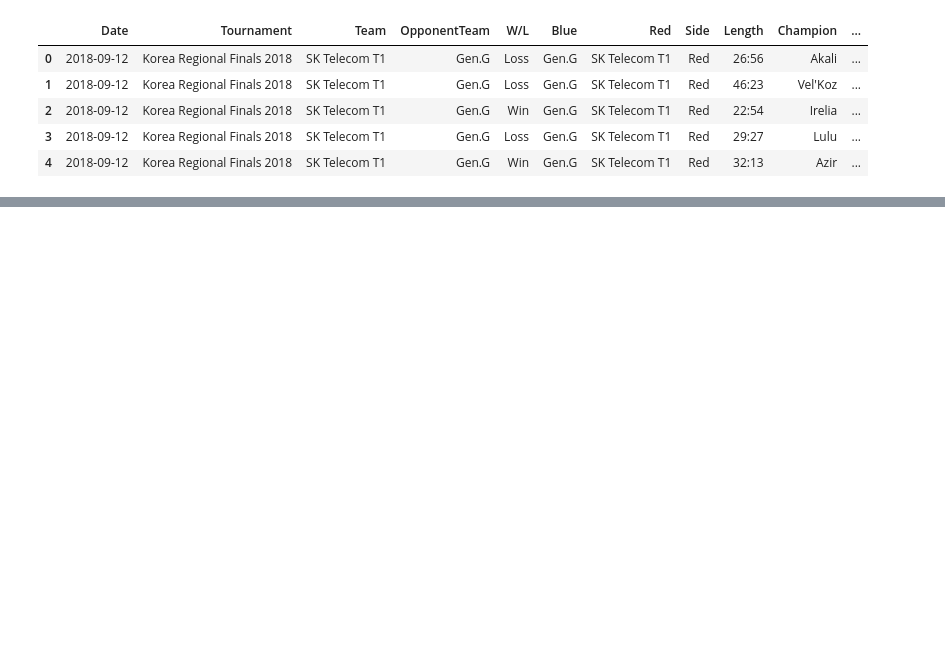
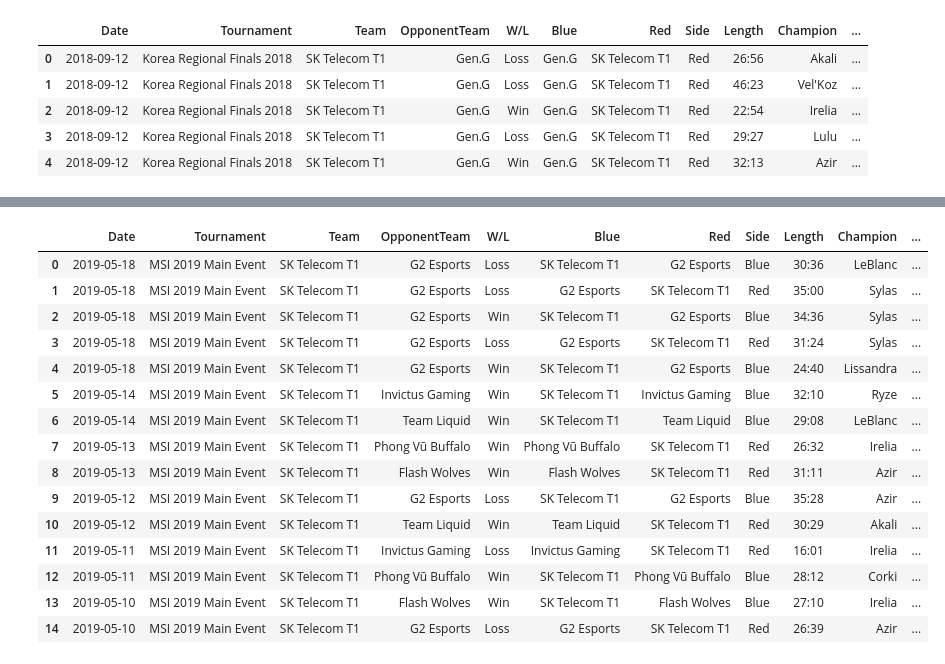
Before and after one commit to benbielin/lol-esports-stats, a Jupyter notebook: faker-stats.ipynb, the cells around one changed output, grey strips where cells are left out. Cells and saved outputs as stored; diff of their text form; code cells hidden in the pictures; blank space fills up the shorter version.

```diff
--- a/faker-stats.ipynb
+++ b/faker-stats.ipynb
@@ -1114,0 +1171,22 @@ faker_2018_regional_finals.to_csv('faker_2018_regional_finals.csv')
+# %%
+url='https://lol.fandom.com/wiki/Special:RunQuery/MatchHistoryPlayer?MHP%5Bpreload%5D=Player&MHP%5Btournament%5D=MSI+2019+Play-In%2C+MSI+2019+Main+Event&MHP%5Blink%5D=Faker&_run='
+table=get_html_table(url)
+faker_2019_msi = get_tournament_df(table)
+faker_2019_msi
+# %% [output]
+|  | Date | Tournament | Team | OpponentTeam | W/L | Blue | Red | Side | Length | Champion | ... |
+| 0 | 2019-05-18 | MSI 2019 Main Event | SK Telecom T1 | G2 Esports | Loss | SK Telecom T1 | G2 Esports | Blue | 30:36 | LeBlanc | ... |
+| 1 | 2019-05-18 | MSI 2019 Main Event | SK Telecom T1 | G2 Esports | Loss | G2 Esports | SK Telecom T1 | Red | 35:00 | Sylas | ... |
+| 2 | 2019-05-18 | MSI 2019 Main Event | SK Telecom T1 | G2 Esports | Win | SK Telecom T1 | G2 Esports | Blue | 34:36 | Sylas | ... |
+| 3 | 2019-05-18 | MSI 2019 Main Event | SK Telecom T1 | G2 Esports | Loss | G2 Esports | SK Telecom T1 | Red | 31:24 | Sylas | ... |
+| 4 | 2019-05-18 | MSI 2019 Main Event | SK Telecom T1 | G2 Esports | Win | SK Telecom T1 | G2 Esports | Blue | 24:40 | Lissandra | ... |
+| 5 | 2019-05-14 | MSI 2019 Main Event | SK Telecom T1 | Invictus Gaming | Win | SK Telecom T1 | Invictus Gaming | Blue | 32:10 | Ryze | ... |
+| 6 | 2019-05-14 | MSI 2019 Main Event | SK Telecom T1 | Team Liquid | Win | SK Telecom T1 | Team Liquid | Blue | 29:08 | LeBlanc | ... |
+| 7 | 2019-05-13 | MSI 2019 Main Event | SK Telecom T1 | Phong Vũ Buffalo | Win | Phong Vũ Buffalo | SK Telecom T1 | Red | 26:32 | Irelia | ... |
+| 8 | 2019-05-13 | MSI 2019 Main Event | SK Telecom T1 | Flash Wolves | Win | Flash Wolves | SK Telecom T1 | Red | 31:11 | Azir | ... |
+| 9 | 2019-05-12 | MSI 2019 Main Event | SK Telecom T1 | G2 Esports | Loss | SK Telecom T1 | G2 Esports | Blue | 35:28 | Azir | ... |
+| 10 | 2019-05-12 | MSI 2019 Main Event | SK Telecom T1 | Team Liquid | Win | Team Liquid | SK Telecom T1 | Red | 30:29 | Akali | ... |
+| 11 | 2019-05-11 | MSI 2019 Main Event | SK Telecom T1 | Invictus Gaming | Loss | Invictus Gaming | SK Telecom T1 | Red | 16:01 | Irelia | ... |
+| 12 | 2019-05-11 | MSI 2019 Main Event | SK Telecom T1 | Phong Vũ Buffalo | Win | SK Telecom T1 | Phong Vũ Buffalo | Blue | 28:12 | Corki | ... |
+| 13 | 2019-05-10 | MSI 2019 Main Event | SK Telecom T1 | Flash Wolves | Win | SK Telecom T1 | Flash Wolves | Blue | 27:10 | Irelia | ... |
+| 14 | 2019-05-10 | MSI 2019 Main Event | SK Telecom T1 | G2 Esports | Loss | G2 Esports | SK Telecom T1 | Red | 26:39 | Azir | ... |
```
Also changed, not shown: parts of 18 cells of this notebook.
